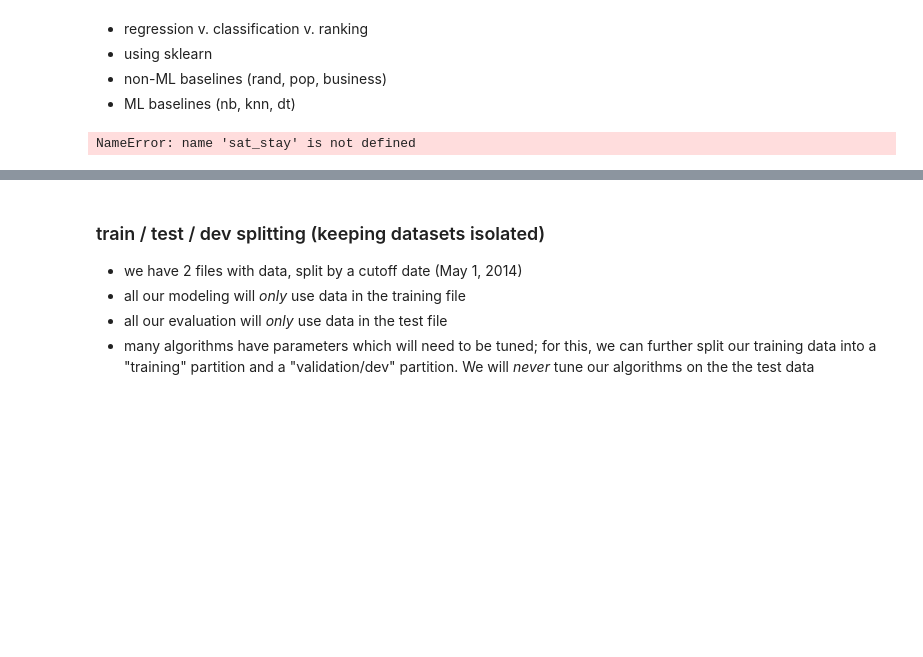
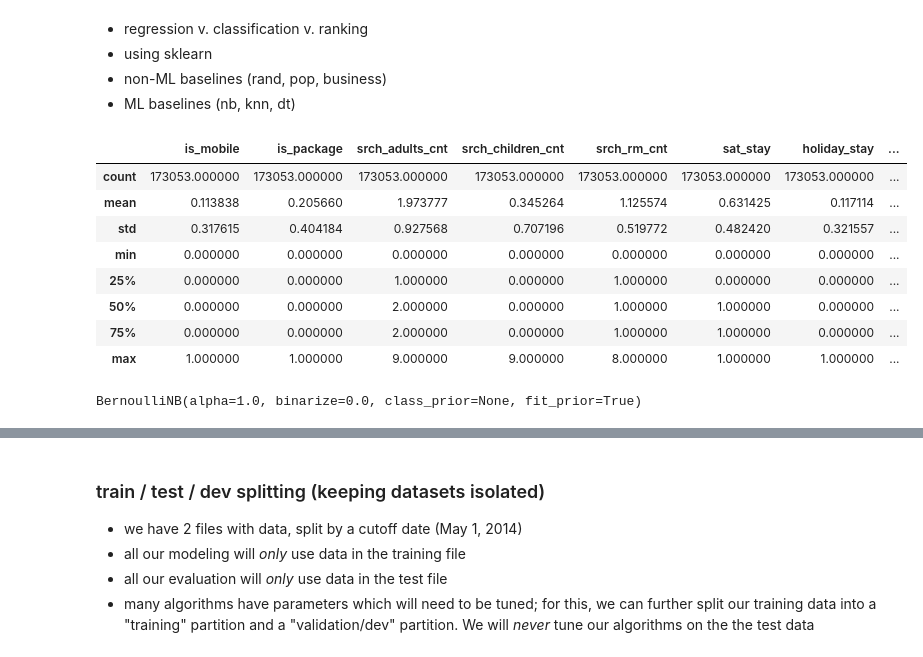
Before and after one commit to tschimoler/xtech_tutorial, a Jupyter notebook: intro to ML.ipynb, the cells around one changed output, grey strips where cells are left out. Saved outputs shown, nothing was run; the diff lists cells and outputs as text; code cells hidden in the pictures; blank space fills up the shorter version.

```diff
--- a/intro to ML.ipynb
+++ b/intro to ML.ipynb
@@ -242,3 +249,5 @@ pd.get_dummies(dom_intl)
+# %%
+triptype = pd.get_dummies(dom_intl).rename(columns={i:'triptype_%d' % i for i in range(4)})
 # %% [markdown]
 * regression v. classification v. ranking
 * using sklearn
@@ -247,6 +263,4 @@ pd.get_dummies(dom_intl)
 # %%
-X = train[['is_mobile','is_package','srch_adults_cnt','srch_children_cnt','srch_rm_cnt']]
+X = train[['is_mobile','is_package','srch_adults_cnt','srch_children_cnt','srch_rm_cnt','sat_stay','holiday_stay']]
-# %%
-pd.concat([X,sat_stay])
-# %% [output]
-NameError: name 'sat_stay' is not defined
+# %%
+X = pd.concat([X,triptype],axis=1)
@@ -252,0 +269,12 @@ NameError: name 'sat_stay' is not defined
+# %%
+X.describe()
+# %% [output]
+|  | is_mobile | is_package | srch_adults_cnt | srch_children_cnt | srch_rm_cnt | sat_stay | holiday_stay | ... |
+| count | 173053.000000 | 173053.000000 | 173053.000000 | 173053.000000 | 173053.000000 | 173053.000000 | 173053.000000 | ... |
+| mean | 0.113838 | 0.205660 | 1.973777 | 0.345264 | 1.125574 | 0.631425 | 0.117114 | ... |
+| std | 0.317615 | 0.404184 | 0.927568 | 0.707196 | 0.519772 | 0.482420 | 0.321557 | ... |
+| min | 0.000000 | 0.000000 | 0.000000 | 0.000000 | 0.000000 | 0.000000 | 0.000000 | ... |
+| 25% | 0.000000 | 0.000000 | 1.000000 | 0.000000 | 1.000000 | 0.000000 | 0.000000 | ... |
+| 50% | 0.000000 | 0.000000 | 2.000000 | 0.000000 | 1.000000 | 1.000000 | 0.000000 | ... |
+| 75% | 0.000000 | 0.000000 | 2.000000 | 0.000000 | 1.000000 | 1.000000 | 0.000000 | ... |
+| max | 1.000000 | 1.000000 | 9.000000 | 9.000000 | 8.000000 | 1.000000 | 1.000000 | ... |
@@ -252,0 +283,4 @@ NameError: name 'sat_stay' is not defined
+# %%
+nb.fit(X,y)
+# %% [output]
+BernoulliNB(alpha=1.0, binarize=0.0, class_prior=None, fit_prior=True)
```
Also changed, not shown: parts of 14 cells of this notebook.
